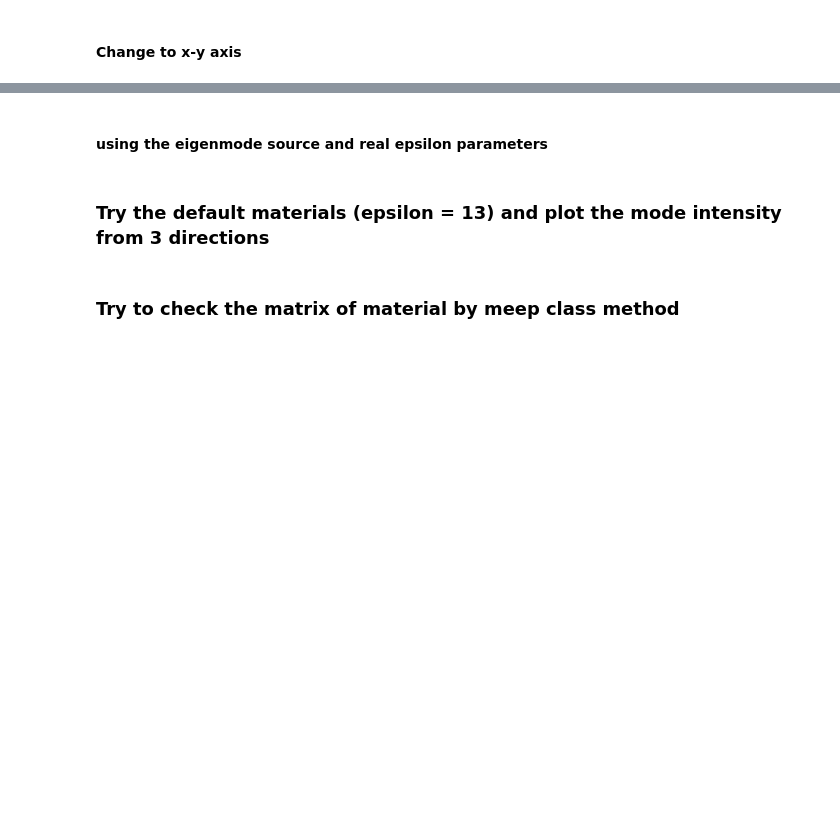
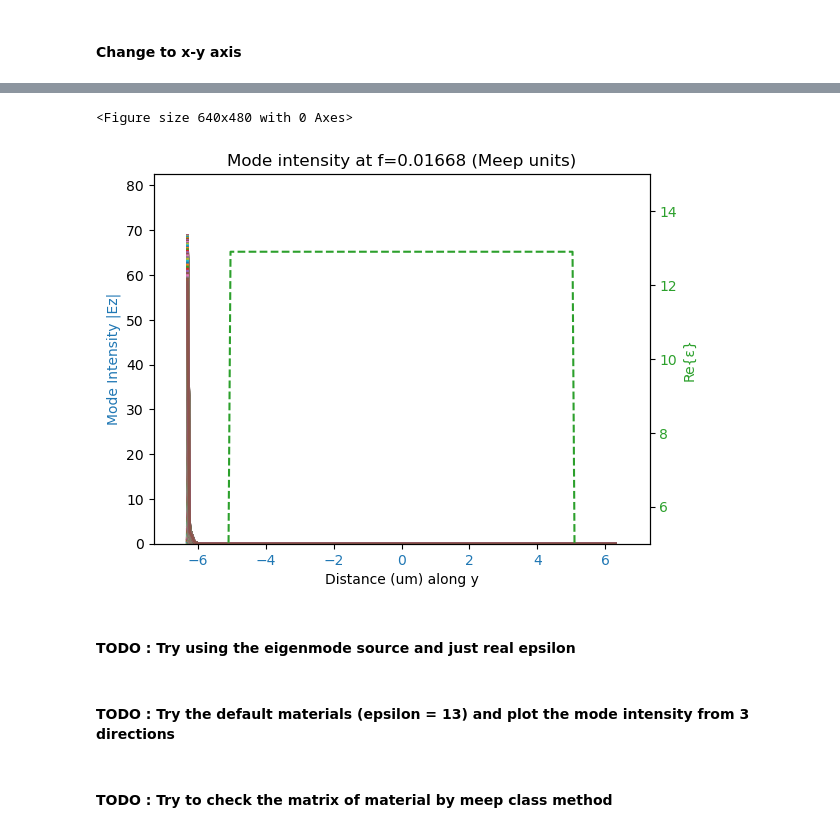
Before and after one commit to zhou277/Semiconductor_laser, a Jupyter notebook: 3_Mode_intensity.ipynb, the cells around one changed output, grey strips where cells are left out. Cells and saved outputs as stored; diff of their text form; code cells hidden in the pictures; blank space fills up the shorter version.

```diff
--- a/3_Mode_intensity.ipynb
+++ b/3_Mode_intensity.ipynb
@@ -1397,5 +839,39 @@ plt.savefig('results/mode_profile_forward_xy.png', dpi=300)
+# %%
+# ---------- 取 DFT 场并画沿 x ----------
+Ex = sim.get_dft_array(dft_fields, mp.Ex, 0)
+Ey = sim.get_dft_array(dft_fields, mp.Ey, 0)
+Ez = sim.get_dft_array(dft_fields, mp.Ez, 0)
+Ex = np.squeeze(Ex)               # (Nx, Ny, Nz) -> (Nx,)
+# Ex = np.squeeze(Ex)
+I = np.abs(Ex)**2
+
+plt.figure()
+y_coords = np.linspace(-cell.y/2, cell.y/2, I.shape[0])
+
+fig, ax1 = plt.subplots()
+color = 'tab:blue'
+ax1.set_xlabel('Distance (um) along y')
+ax1.set_ylabel('Mode Intensity |Ez|', color=color)
+ax1.plot(y_coords, I, lw=2, label='forward-projected |Ez|² (x–y, normalized)')
+ax1.tick_params(axis='x', labelcolor=color)
+ax1.set_xlim(-sy/2-1,sy/2+1)
+ax1.set_ylim(0, np.max(I)*1.2)
+
+eps_data = np.array([sim.get_epsilon_point(mp.Vector3(0,yi,0)) for yi in y_coords])
+ax2 = ax1.twinx()
+color = 'tab:green'
+ax2.set_ylabel('Re{ε}', color=color)
+ax2.plot(y_coords, eps_data, color=color, linestyle='--')
+ax2.tick_params(axis='y', labelcolor=color)
+ax2.set_ylim(5, 15)
+
+plt.title(f"Mode intensity at f={freq_in_meep:.5f} (Meep units)")
+plt.show()
+# %% [output]
+<Figure size 640x480 with 0 Axes>
+[figure, added]
 # %% [markdown]
-#### using the eigenmode source and real epsilon parameters
+#### TODO : Try using the eigenmode source and just real epsilon
 # %%
 import meep as mp
 import numpy as np
@@ -1511,7 +987,7 @@ plot_Ex(sim)
 #     sim.run(until=i)
 #     plot_Ex(sim)
 # %% [markdown]
-### Try the default materials (epsilon = 13) and plot the mode intensity from 3 directions
+####  TODO : Try the default materials (epsilon = 13) and plot the mode intensity from 3 directions
 # %%
 import meep as mp
 import numpy as np
@@ -1664,7 +1140,7 @@ plot_Ex(sim)
 #     sim.run(until=i)
 #     plot_Ex(sim)
 # %% [markdown]
-### Try to check the matrix of material by meep class method
+#### TODO : Try to check the matrix of material by meep class method
 # %%
 import meep as mp
 
```
Also changed, not shown: parts of 17 cells of this notebook, 2 other files.
